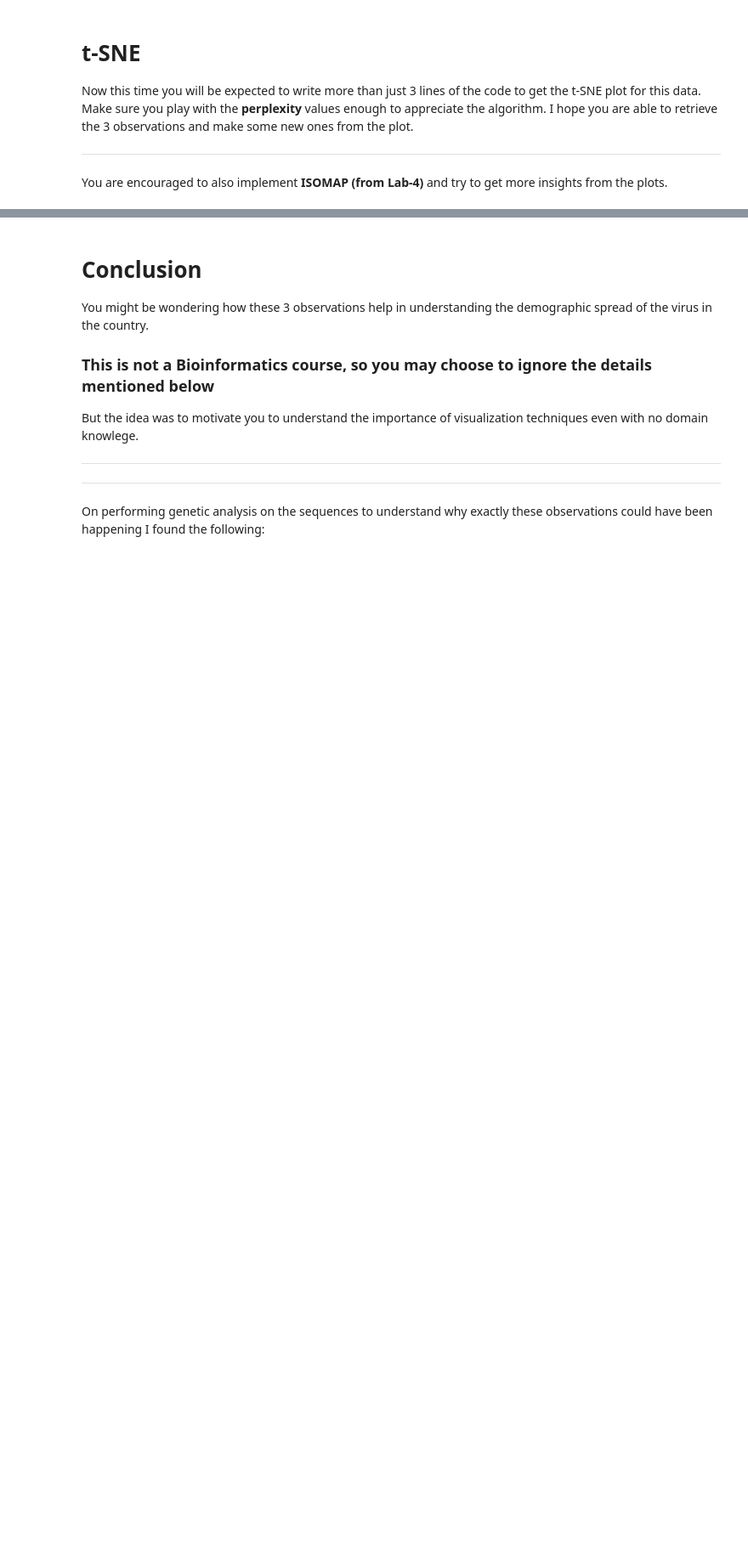
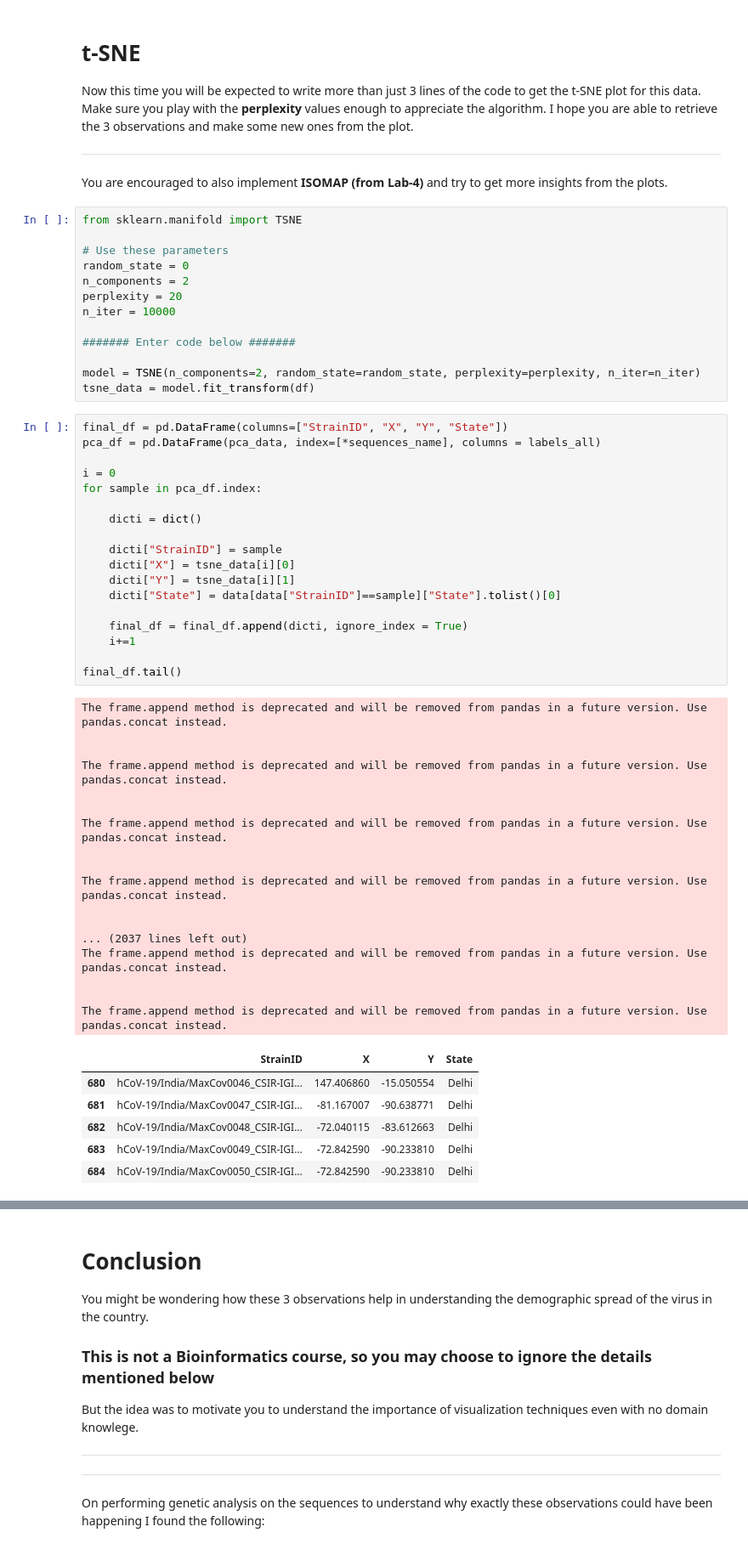
Before and after one commit to chaithra3007/IIITH_AIML, a Jupyter notebook: AIML_Project_Module_2.ipynb, the cells around one changed output, grey strips where cells are left out. Shown at 85% size. Drawn from its saved outputs; the diff is of its cells as text; blank space fills up the shorter version.

```diff
--- a/AIML_Project_Module_2.ipynb
+++ b/AIML_Project_Module_2.ipynb
@@ -462,3 +502,58 @@ Now this time you will be expected to write more than just 3 lines of the code t
 ---
 
 You are encouraged to also implement **ISOMAP (from Lab-4)** and try to get more insights from the plots.
+# %%
+from sklearn.manifold import TSNE
+
+# Use these parameters
+random_state = 0
+n_components = 2
+perplexity = 20
+n_iter = 10000
+
+####### Enter code below #######
+
+model = TSNE(n_components=2, random_state=random_state, perplexity=perplexity, n_iter=n_iter)
+tsne_data = model.fit_transform(df)
+# %%
+final_df = pd.DataFrame(columns=["StrainID", "X", "Y", "State"])
+pca_df = pd.DataFrame(pca_data, index=[*sequences_name], columns = labels_all)
+
+i = 0
+for sample in pca_df.index:
+
+    dicti = dict()
+
+    dicti["StrainID"] = sample
+    dicti["X"] = tsne_data[i][0]
+    dicti["Y"] = tsne_data[i][1]
+    dicti["State"] = data[data["StrainID"]==sample]["State"].tolist()[0]
+
+    final_df = final_df.append(dicti, ignore_index = True)
+    i+=1
+
+final_df.tail()
+# %% [output]
+The frame.append method is deprecated and will be removed from pandas in a future version. Use pandas.concat instead.
+
+
+The frame.append method is deprecated and will be removed from pandas in a future version. Use pandas.concat instead.
+
+
+The frame.append method is deprecated and will be removed from pandas in a future version. Use pandas.concat instead.
+
+
+The frame.append method is deprecated and will be removed from pandas in a future version. Use pandas.concat instead.
+
+
+... (2037 lines left out)
+The frame.append method is deprecated and will be removed from pandas in a future version. Use pandas.concat instead.
+
+
+The frame.append method is deprecated and will be removed from pandas in a future version. Use pandas.concat instead.
+|  | StrainID | X | Y | State |
+| 680 | hCoV-19/India/MaxCov0046_CSIR-IGI... | 147.406860 | -15.050554 | Delhi |
+| 681 | hCoV-19/India/MaxCov0047_CSIR-IGI... | -81.167007 | -90.638771 | Delhi |
+| 682 | hCoV-19/India/MaxCov0048_CSIR-IGI... | -72.040115 | -83.612663 | Delhi |
+| 683 | hCoV-19/India/MaxCov0049_CSIR-IGI... | -72.842590 | -90.233810 | Delhi |
+| 684 | hCoV-19/India/MaxCov0050_CSIR-IGI... | -72.842590 | -90.233810 | Delhi |
```
Also changed, not shown: parts of 9 cells of this notebook.
